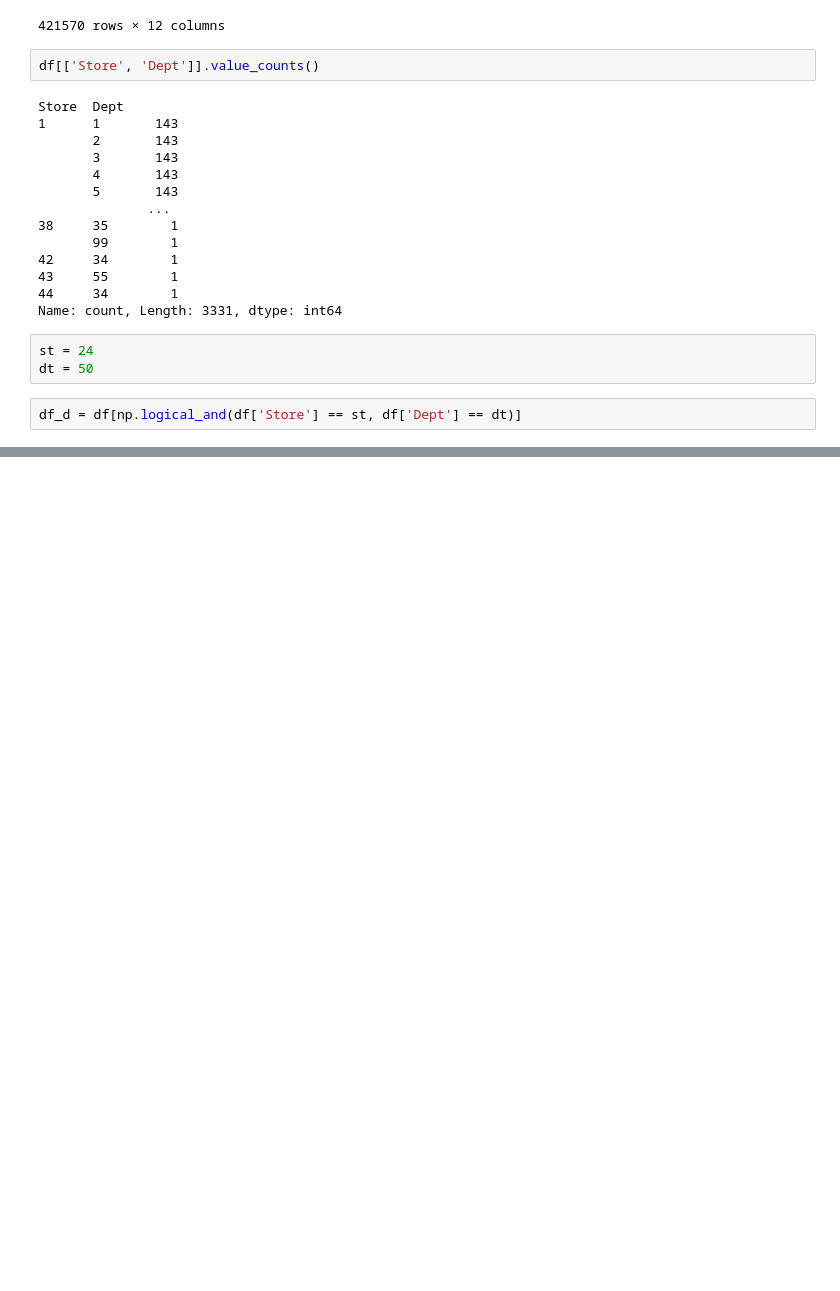
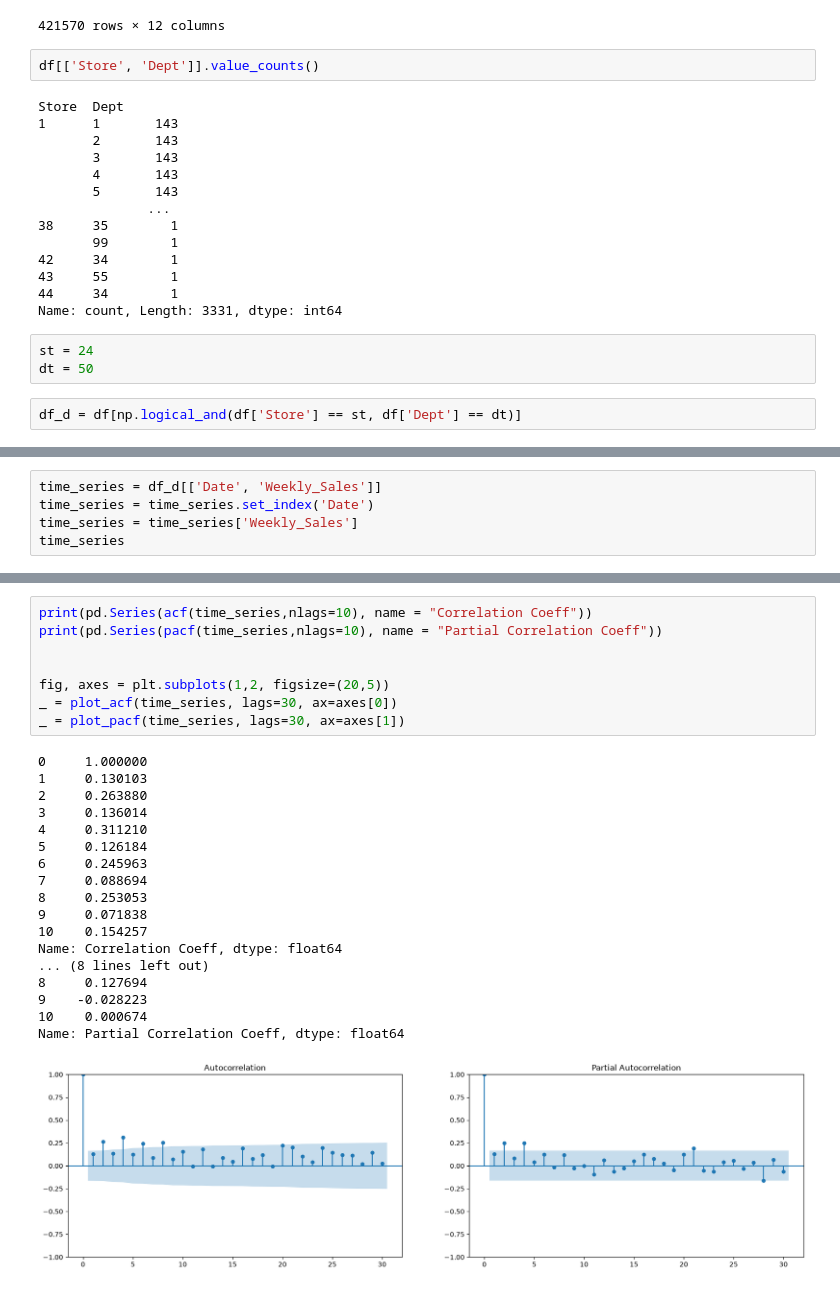
Before and after one commit to Bot-Bibek/ML_Analysis_for_Marketing, a Jupyter notebook: notebooks/ML_Analysis_For_Marketing.ipynb, the cells around one changed output, grey strips where cells are left out. Saved outputs shown, nothing was run; the diff lists cells and outputs as text; blank space fills up the shorter version.

```diff
--- a/notebooks/ML_Analysis_For_Marketing.ipynb
+++ b/notebooks/ML_Analysis_For_Marketing.ipynb
@@ -144,0 +165,5 @@ df_d = df[np.logical_and(df['Store'] == st, df['Dept'] == dt)]
+# %%
+time_series = df_d[['Date', 'Weekly_Sales']]
+time_series = time_series.set_index('Date')
+time_series = time_series['Weekly_Sales']
+time_series
@@ -144,0 +184,27 @@ df_d = df[np.logical_and(df['Store'] == st, df['Dept'] == dt)]
+# %%
+print(pd.Series(acf(time_series,nlags=10), name = "Correlation Coeff"))
+print(pd.Series(pacf(time_series,nlags=10), name = "Partial Correlation Coeff"))
+
+
+fig, axes = plt.subplots(1,2, figsize=(20,5))
+_ = plot_acf(time_series, lags=30, ax=axes[0])
+_ = plot_pacf(time_series, lags=30, ax=axes[1])
+# %% [output]
+0     1.000000
+1     0.130103
+2     0.263880
+3     0.136014
+4     0.311210
+5     0.126184
+6     0.245963
+7     0.088694
+8     0.253053
+9     0.071838
+10    0.154257
+Name: Correlation Coeff, dtype: float64
+... (8 lines left out)
+8     0.127694
+9    -0.028223
+10    0.000674
+Name: Partial Correlation Coeff, dtype: float64
+[figure, added]
```
Also changed, not shown: parts of 4 cells of this notebook, 1 other file.
